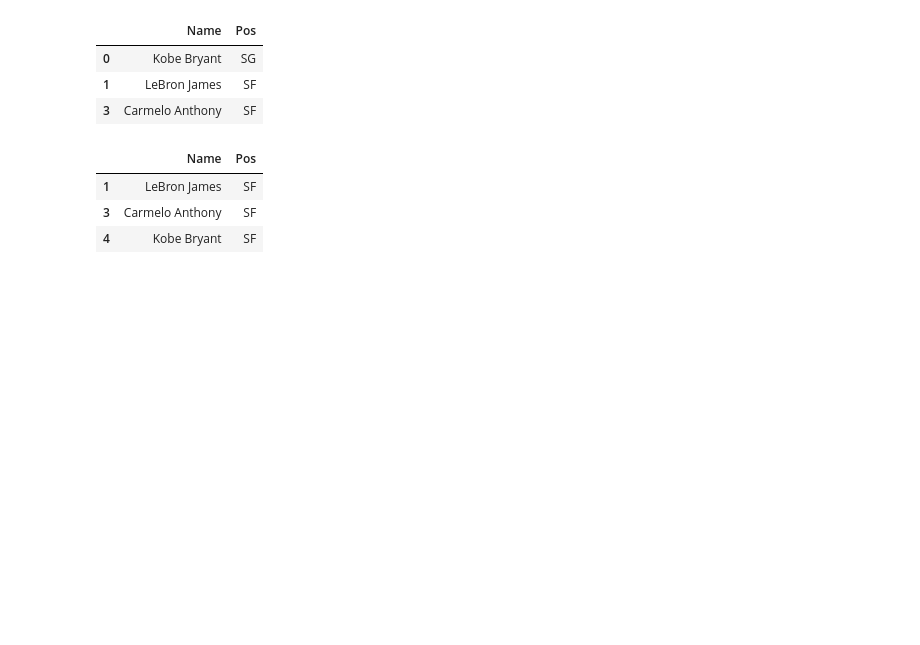
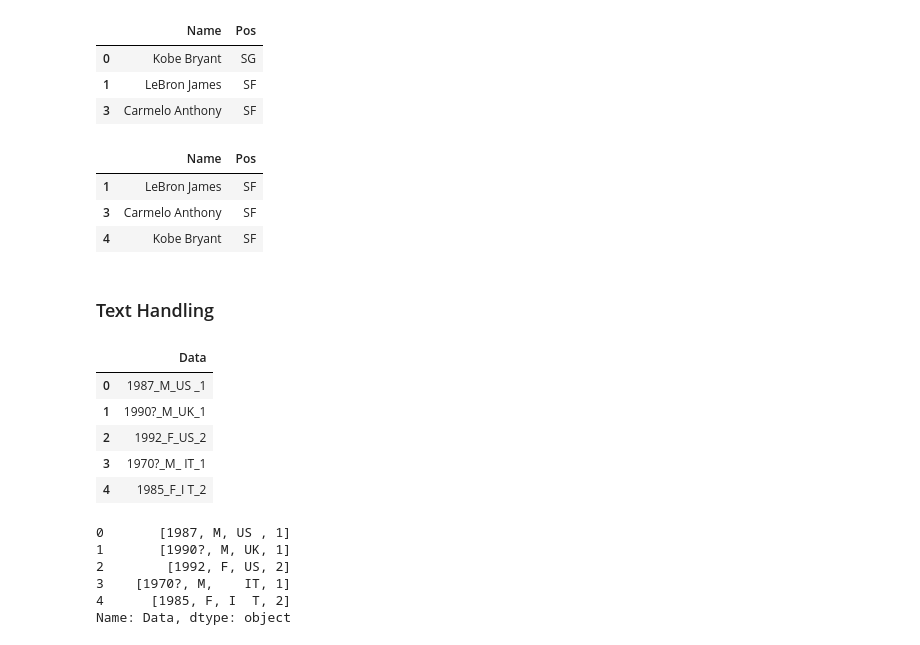
Before and after one commit to soralee2821/coding, a Jupyter notebook: 2021_05_21.ipynb, the cells around one changed output. Saved outputs shown, nothing was run; the diff lists cells and outputs as text; code cells hidden in the pictures; blank space fills up the shorter version.

```diff
--- a/2021_05_21.ipynb
+++ b/2021_05_21.ipynb
@@ -245,3 +245,5 @@ players.drop_duplicates(subset=['Name'], keep='last')
 | 1 | LeBron James | SF |
 | 3 | Carmelo Anthony | SF |
 | 4 | Kobe Bryant | SF |
+# %% [markdown]
+### Text Handling
@@ -247,0 +259,18 @@ players.drop_duplicates(subset=['Name'], keep='last')
+# %%
+df
+# %% [output]
+|  | Data |
+| 0 | 1987_M_US _1 |
+| 1 | 1990?_M_UK_1 |
+| 2 | 1992_F_US_2 |
+| 3 | 1970?_M_ IT_1 |
+| 4 | 1985_F_I T_2 |
+# %%
+df['Data'].str.split('_')
+# %% [output]
+0       [1987, M, US , 1]
+1       [1990?, M, UK, 1]
+2        [1992, F, US, 2]
+3    [1970?, M,    IT, 1]
+4      [1985, F, I  T, 2]
+Name: Data, dtype: object
```
Also changed, not shown: parts of 11 cells of this notebook.
